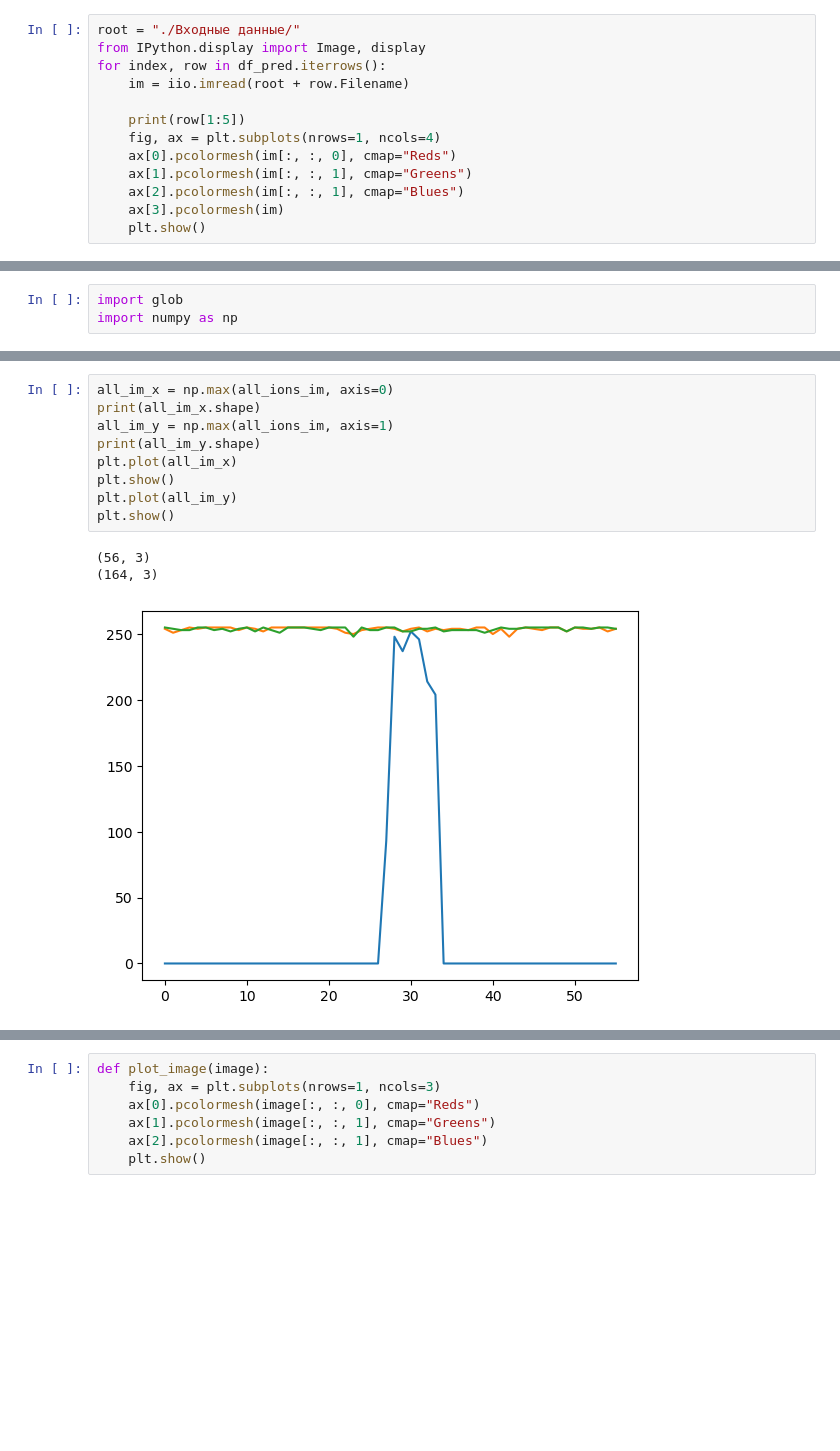
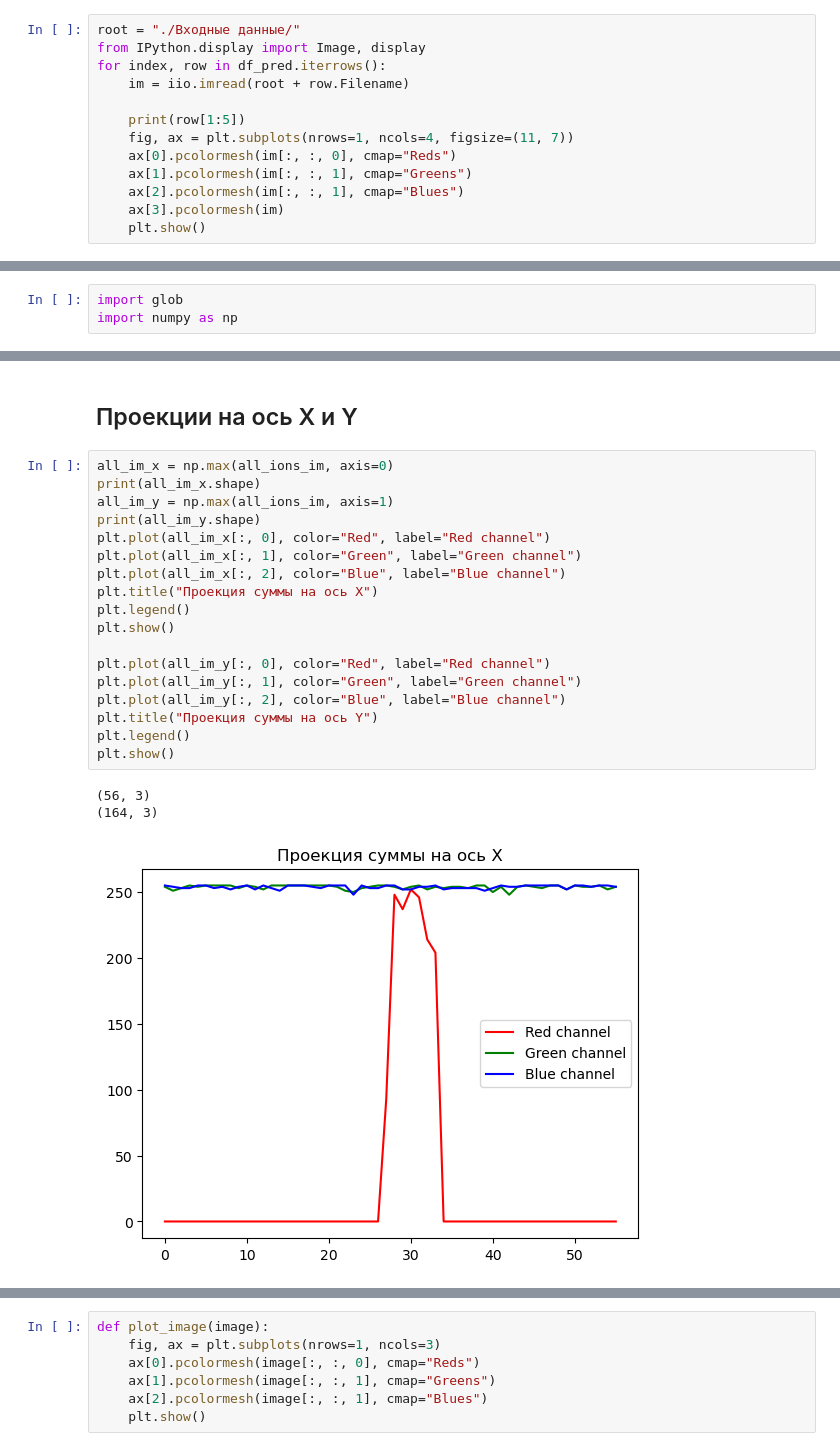
Before and after one commit to Lazemir/QGood, a Jupyter notebook: Материалы хакатона/Задача 2_ Классификация ионов/ion_check.ipynb, the cells around one changed output, grey strips where cells are left out. Saved outputs shown, nothing was run; the diff lists cells and outputs as text; blank space fills up the shorter version.

```diff
--- a/Материалы хакатона/Задача 2_ Классификация ионов/ion_check.ipynb
+++ b/Материалы хакатона/Задача 2_ Классификация ионов/ion_check.ipynb
@@ -33,7 +37,7 @@ for index, row in df_pred.iterrows():
     im = iio.imread(root + row.Filename)
 
     print(row[1:5])
-    fig, ax = plt.subplots(nrows=1, ncols=4)
+    fig, ax = plt.subplots(nrows=1, ncols=4, figsize=(11, 7))
     ax[0].pcolormesh(im[:, :, 0], cmap="Reds")
     ax[1].pcolormesh(im[:, :, 1], cmap="Greens")
     ax[2].pcolormesh(im[:, :, 1], cmap="Blues")
@@ -116,13 +107,24 @@ plt.pcolormesh(np.sum(all_ions_im, axis=2))
+# %% [markdown]
+## Проекции на ось X и Y
 # %%
 all_im_x = np.max(all_ions_im, axis=0)
 print(all_im_x.shape)
 all_im_y = np.max(all_ions_im, axis=1)
 print(all_im_y.shape)
-plt.plot(all_im_x)
+plt.plot(all_im_x[:, 0], color="Red", label="Red channel")
+plt.plot(all_im_x[:, 1], color="Green", label="Green channel")
+plt.plot(all_im_x[:, 2], color="Blue", label="Blue channel")
+plt.title("Проекция суммы на ось Х")
+plt.legend()
 plt.show()
-plt.plot(all_im_y)
+
+plt.plot(all_im_y[:, 0], color="Red", label="Red channel")
+plt.plot(all_im_y[:, 1], color="Green", label="Green channel")
+plt.plot(all_im_y[:, 2], color="Blue", label="Blue channel")
+plt.title("Проекция суммы на ось Y")
+plt.legend()
 plt.show()
 # %% [output]
 (56, 3)
 (164, 3)
-[figure, old version]
+[figure, new version]
```
Also changed, not shown: parts of 107 cells of this notebook, 5 other files.
